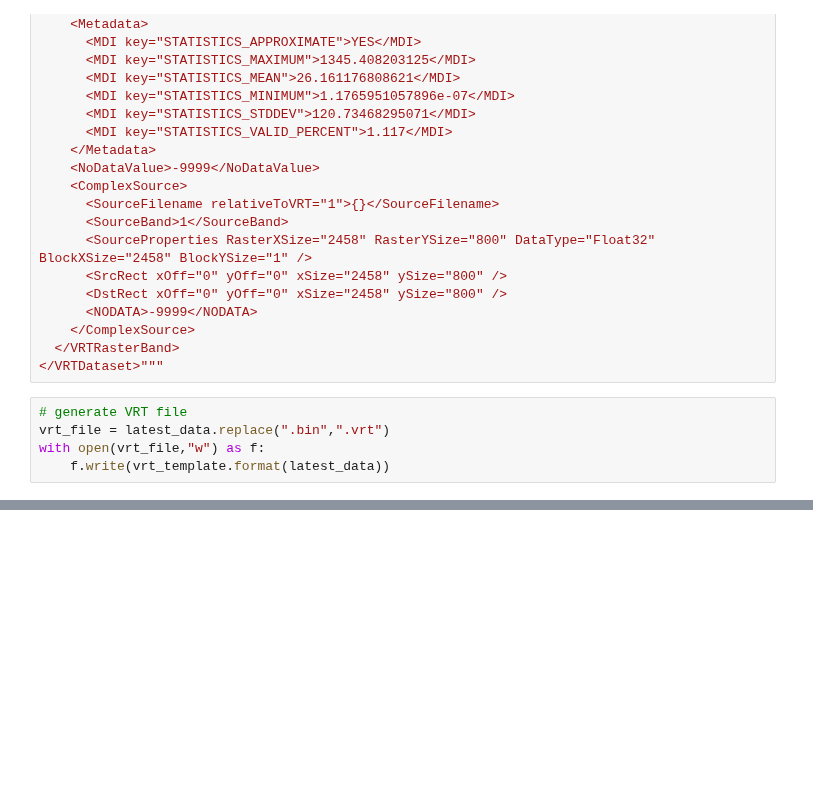
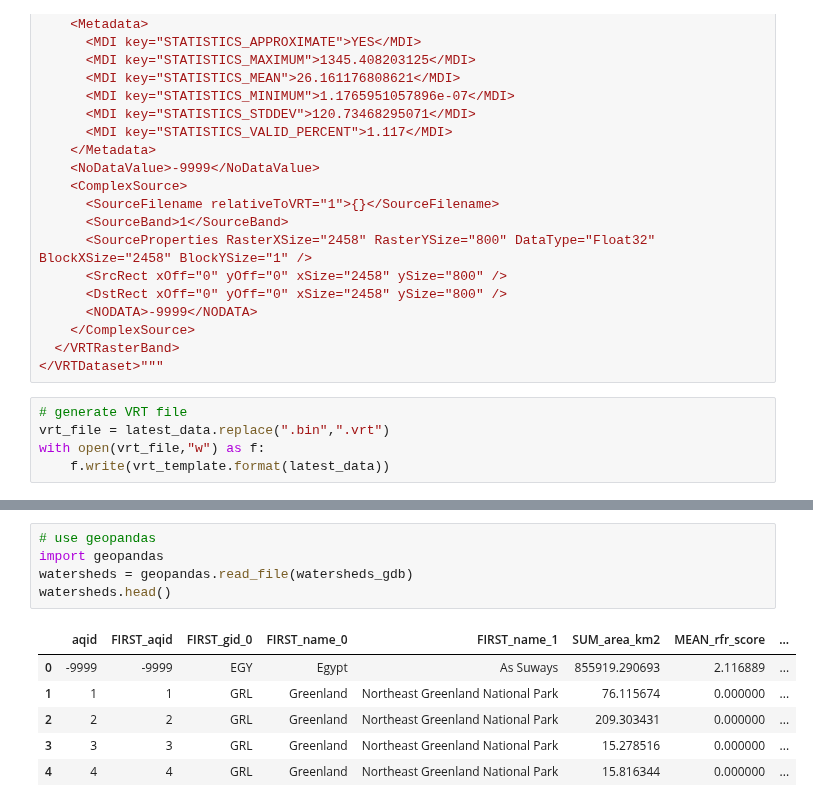
Before and after one commit to Global-Flood-Assessment/ModelOfModels, a Jupyter notebook: data/scratchbook.ipynb, the cells around one changed output, grey strips where cells are left out. Drawn from its saved outputs; the diff is of its cells as text; blank space fills up the shorter version.

```diff
--- a/data/scratchbook.ipynb
+++ b/data/scratchbook.ipynb
@@ -139,3 +140,15 @@ featureCount = layer.GetFeatureCount()
 print(layer.GetName(),featureCount)
 # %% [output]
 aqid_watersheds_wrisk 3401
+# %%
+# use geopandas
+import geopandas
+watersheds = geopandas.read_file(watersheds_gdb)
+watersheds.head()
+# %% [output]
+|  | aqid | FIRST_aqid | FIRST_gid_0 | FIRST_name_0 | FIRST_name_1 | SUM_area_km2 | MEAN_rfr_score | ... |
+| 0 | -9999 | -9999 | EGY | Egypt | As Suways | 855919.290693 | 2.116889 | ... |
+| 1 | 1 | 1 | GRL | Greenland | Northeast Greenland National Park | 76.115674 | 0.000000 | ... |
+| 2 | 2 | 2 | GRL | Greenland | Northeast Greenland National Park | 209.303431 | 0.000000 | ... |
+| 3 | 3 | 3 | GRL | Greenland | Northeast Greenland National Park | 15.278516 | 0.000000 | ... |
+| 4 | 4 | 4 | GRL | Greenland | Northeast Greenland National Park | 15.816344 | 0.000000 | ... |
```
Also changed, not shown: parts of 6 cells of this notebook.
